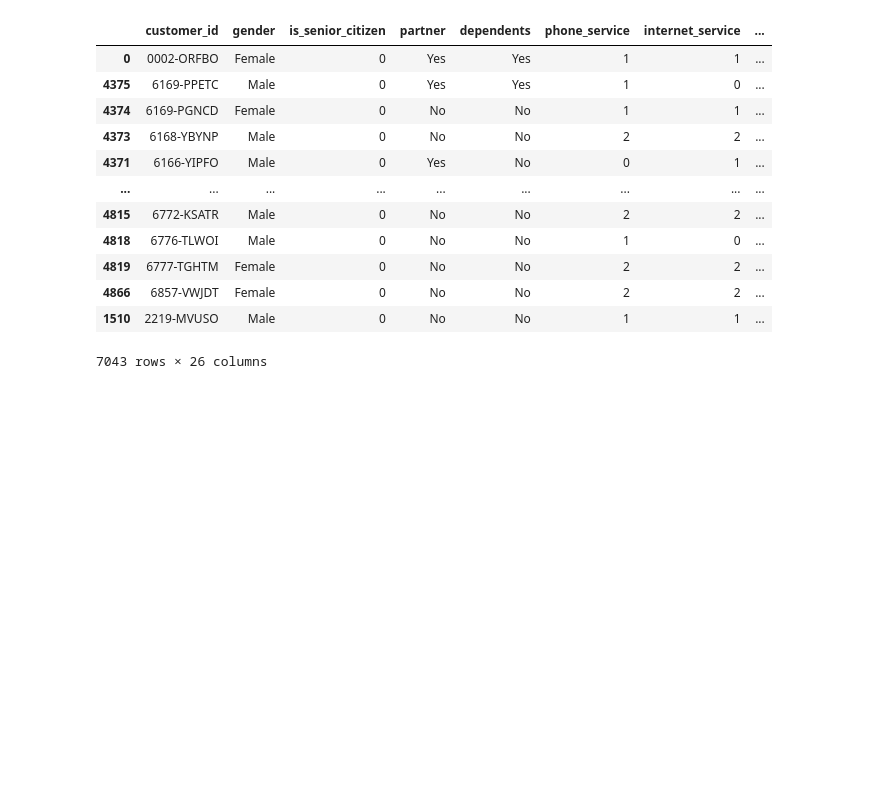
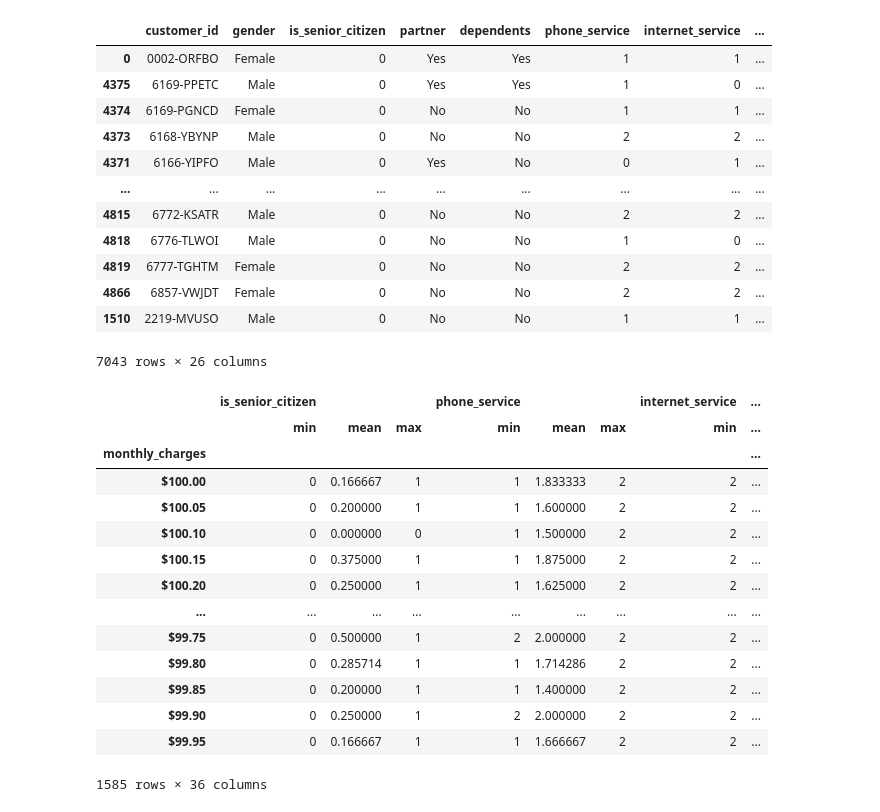
Before and after one commit to randyfrench/numpy-pandas-visualiztion-exercises, a Jupyter notebook: telco.csv.ipynb, the cells around one changed output. Drawn from its saved outputs; the diff is of its cells as text; code cells hidden in the pictures; blank space fills up the shorter version.

```diff
--- a/telco.csv.ipynb
+++ b/telco.csv.ipynb
@@ -131,0 +136,18 @@ df.sort_values(by='churn')
+# %%
+df.groupby('monthly_charges').agg(['min', 'mean', 'max'])
+# %% [output]
+|  | is_senior_citizen |  |  | phone_service |  |  | internet_service | ... |
+|  | min | mean | max | min | mean | max | min | ... |
+| monthly_charges |  |  |  |  |  |  |  | ... |
+| $100.00 | 0 | 0.166667 | 1 | 1 | 1.833333 | 2 | 2 | ... |
+| $100.05 | 0 | 0.200000 | 1 | 1 | 1.600000 | 2 | 2 | ... |
+| $100.10 | 0 | 0.000000 | 0 | 1 | 1.500000 | 2 | 2 | ... |
+| $100.15 | 0 | 0.375000 | 1 | 1 | 1.875000 | 2 | 2 | ... |
+| $100.20 | 0 | 0.250000 | 1 | 1 | 1.625000 | 2 | 2 | ... |
+| ... | ... | ... | ... | ... | ... | ... | ... | ... |
+| $99.75 | 0 | 0.500000 | 1 | 2 | 2.000000 | 2 | 2 | ... |
+| $99.80 | 0 | 0.285714 | 1 | 1 | 1.714286 | 2 | 2 | ... |
+| $99.85 | 0 | 0.200000 | 1 | 1 | 1.400000 | 2 | 2 | ... |
+| $99.90 | 0 | 0.250000 | 1 | 2 | 2.000000 | 2 | 2 | ... |
+| $99.95 | 0 | 0.166667 | 1 | 1 | 1.666667 | 2 | 2 | ... |
+1585 rows × 36 columns
```
Also changed, not shown: parts of 2 cells of this notebook.
